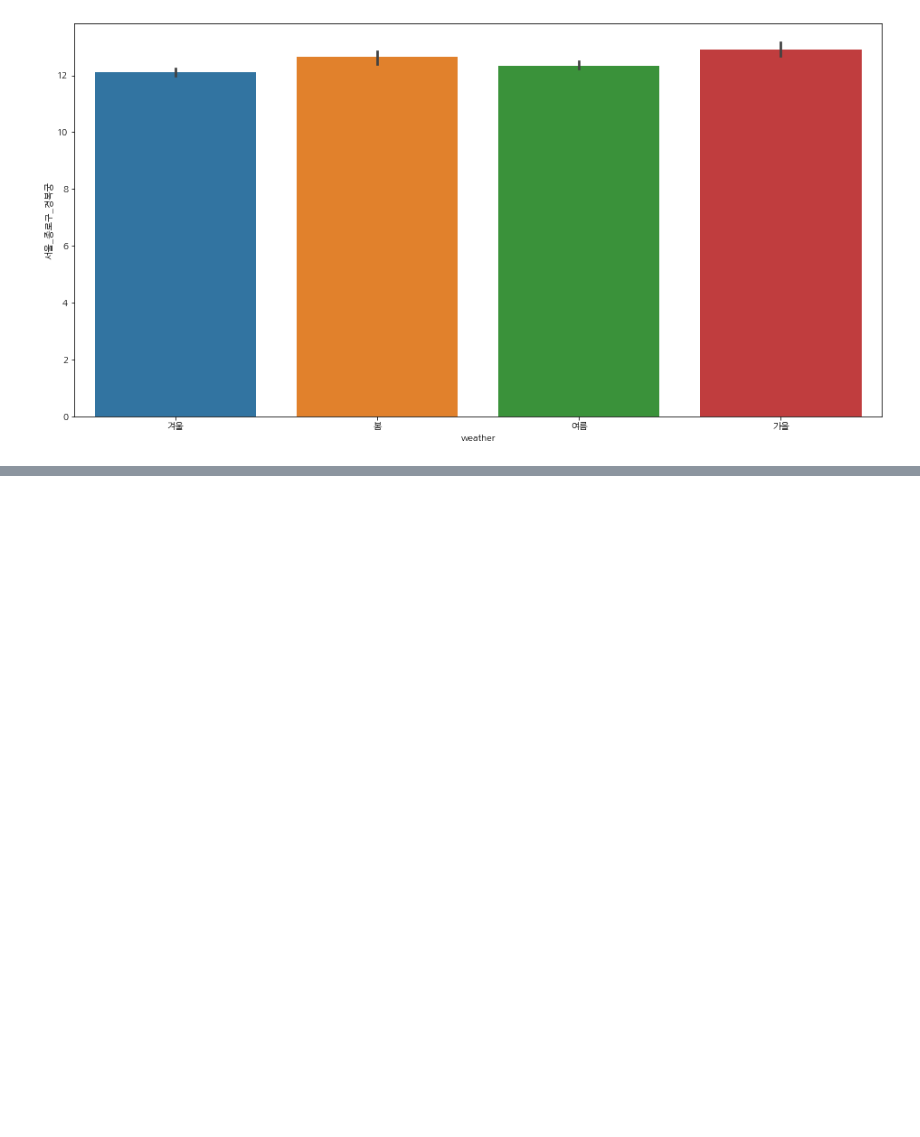
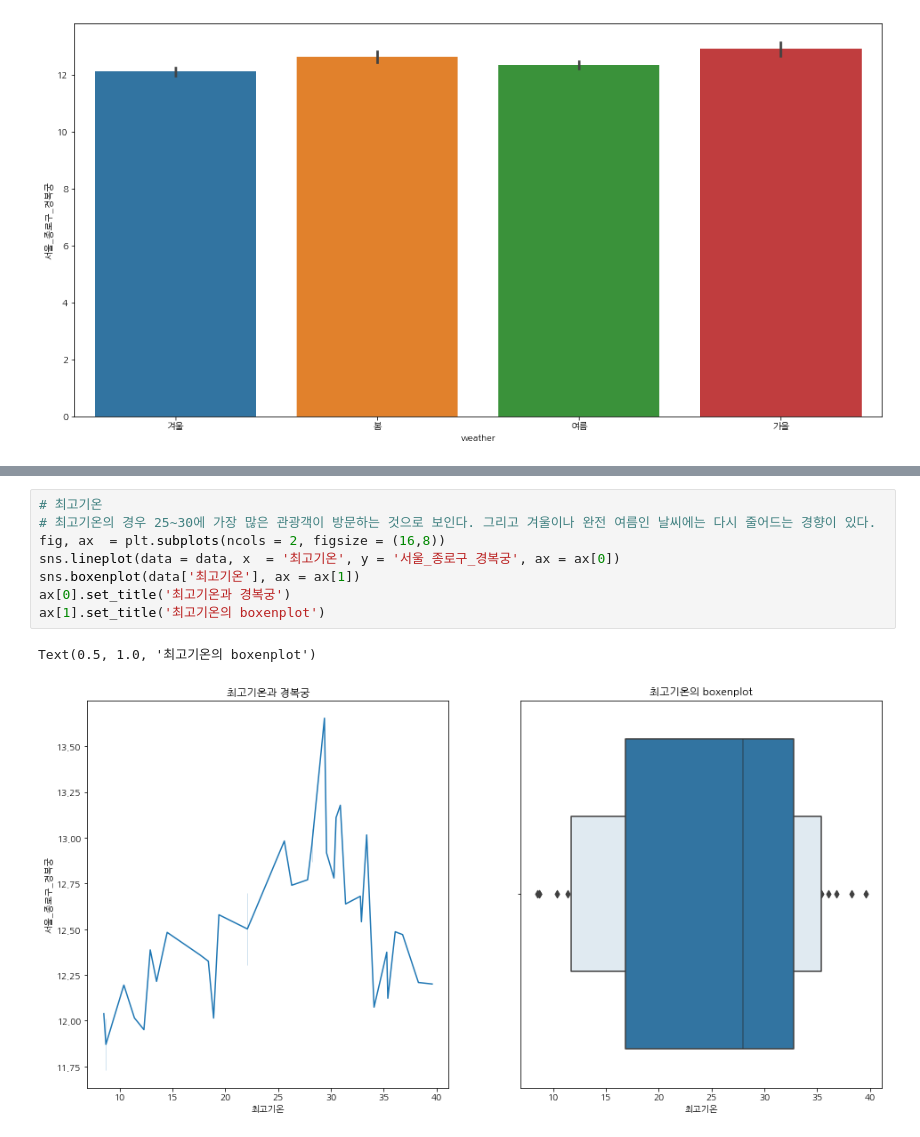
Before and after one commit to qkrwjdduf159/-, a Jupyter notebook: 팀프로젝트/서울 analysis.ipynb, the cells around one changed output, grey strips where cells are left out. Saved outputs shown, nothing was run; the diff lists cells and outputs as text; blank space fills up the shorter version.

```diff
--- a/팀프로젝트/서울 analysis.ipynb
+++ b/팀프로젝트/서울 analysis.ipynb
@@ -202,0 +214,11 @@ sns.barplot(data = data, x = 'weather', y = '서울_종로구_경복궁')
+# %%
+# 최고기온
+# 최고기온의 경우 25~30에 가장 많은 관광객이 방문하는 것으로 보인다. 그리고 겨울이나 완전 여름인 날씨에는 다시 줄어드는 경향이 있다.
+fig, ax  = plt.subplots(ncols = 2, figsize = (16,8))
+sns.lineplot(data = data, x  = '최고기온', y = '서울_종로구_경복궁', ax = ax[0])
+sns.boxenplot(data['최고기온'], ax = ax[1])
+ax[0].set_title('최고기온과 경복궁')
+ax[1].set_title('최고기온의 boxenplot')
+# %% [output]
+Text(0.5, 1.0, '최고기온의 boxenplot')
+[figure, added]
```
Also changed, not shown: parts of 27 cells of this notebook.
